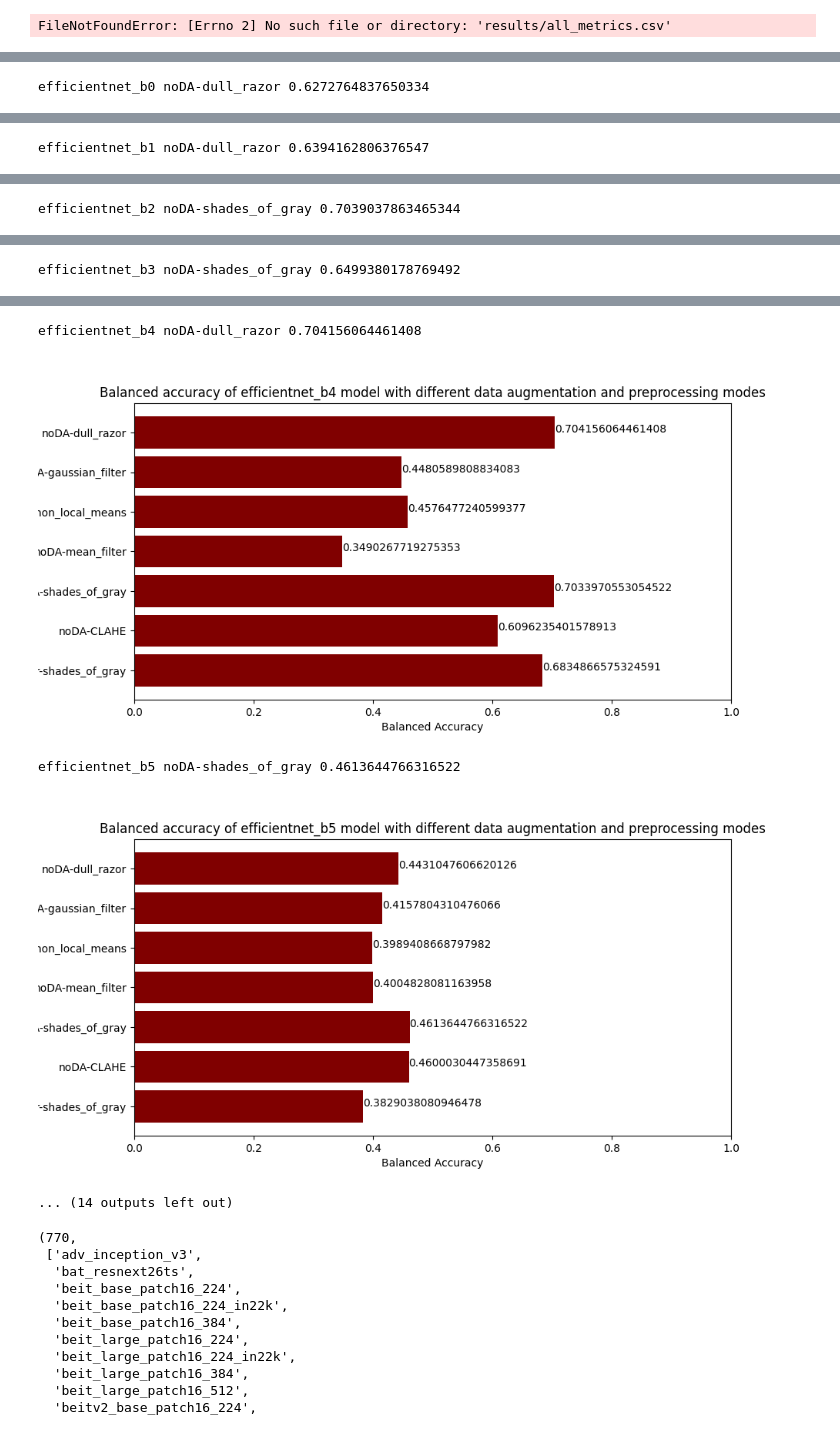
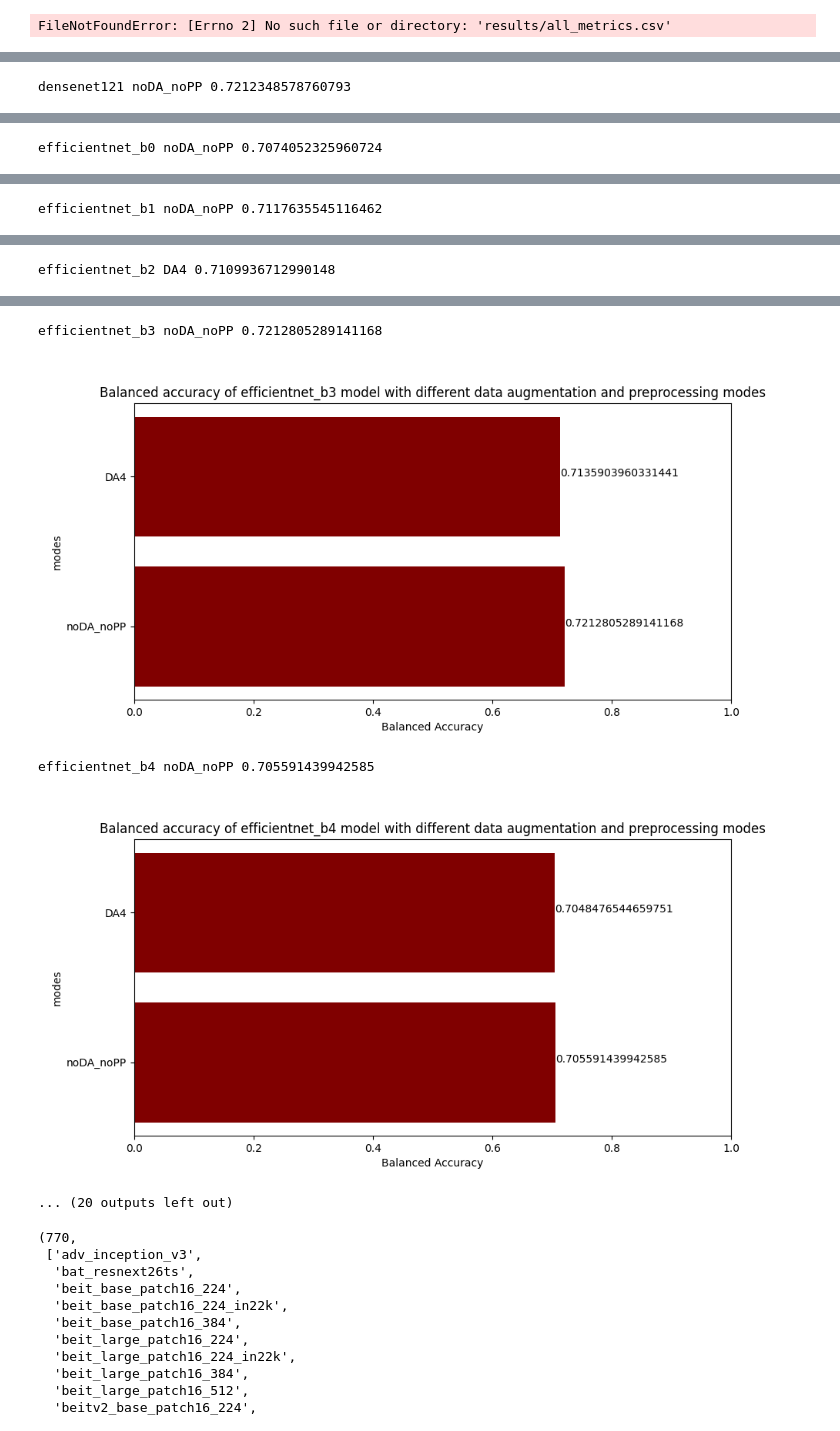
Before and after one commit to giuzis/masters, a Jupyter notebook: cnn/learning_cycle/benchmarks/isic/data_analisys_model.ipynb, the cells around one changed output, grey strips where cells are left out. Saved outputs shown, nothing was run; the diff lists cells and outputs as text; code cells hidden in the pictures.

```diff
--- a/cnn/learning_cycle/benchmarks/isic/data_analisys_model.ipynb
+++ b/cnn/learning_cycle/benchmarks/isic/data_analisys_model.ipynb
@@ -441,20 +445,23 @@ FileNotFoundError: [Errno 2] No such file or directory: 'results/all_metrics.csv
 # %%
 columns = ['model_name', 'optimizer', 'batch_size', 'lr_init', 'partition', 'data_augmentation', 'PP_enhancement', 'PP_hair_removal', 'PP_color_constancy', 'PP_denoising', 'PP_crop_mode',  'balanced_accuracy']
 
-df_best_results_noDA_noPP = pd.read_csv('results/best_results_noDA_noPP.csv').fillna(False).replace(['false', False], 'False')[columns]
-df_results_DA0123_noPP = pd.read_csv('results/results_DA0123_noPP.csv').fillna(False).replace(['false', False], 'False')[columns]
-df_results_DA_PPcropped = pd.read_csv('results/results_DA_PPcropped.csv').fillna(False).replace(['false', False], 'False')[columns]
-df_results_noDA_PP = pd.read_csv('results/results_noDA_PP.csv').fillna(False).replace(['false', False], 'False')[columns]
+df_best_results_noDA_noPP = pd.read_csv('results/best_results_noDA_noPP_2.csv').fillna(False).replace(['false', False], 'False')[columns]
+df_results_DA4 = pd.read_csv('results/all_metrics_DA4.csv').fillna(False).replace(['false', False], 'False')[columns]
+df_results_DA4 = df_results_DA4[df_results_DA4['partition'] == 'test']
+# df_results_DA0123_noPP = pd.read_csv('results/results_DA0123_noPP.csv').fillna(False).replace(['false', False], 'False')[columns]
+# df_results_DA_PPcropped = pd.read_csv('results/results_DA_PPcropped.csv').fillna(False).replace(['false', False], 'False')[columns]
+# df_results_noDA_PP = pd.read_csv('results/results_noDA_PP_2.csv').fillna(False).replace(['false', False], 'False')[columns]
 # df_all_metrics = pd.read_csv('results/all_metrics.csv').fillna(False).replace(['false', False], 'False')[columns]
 # df_all_metrics = df_all_metrics[df_all_metrics['partition'] == 'test']
 
-all_results = pd.concat([df_best_results_noDA_noPP, df_results_DA0123_noPP, df_results_DA_PPcropped, df_results_noDA_PP, df_all_metrics]).drop_duplicates()
+# all_results = pd.concat([df_best_results_noDA_noPP, df_results_DA0123_noPP, df_results_DA_PPcropped, df_results_noDA_PP]).drop_duplicates()
+all_results = pd.concat([df_best_results_noDA_noPP, df_results_DA4]).drop_duplicates()
 
 #group by model_name
 all_results_grouped = all_results.groupby(['model_name'])
 
 # all_results.to_csv('results/all_results.csv', index=False)
 
-all_results[all_results['model_name'] == 'efficientnet_b0']
+all_results[all_results['model_name'] == 'tf_efficientnet_b6']
 # %% [output]
 |  | model_name | optimizer | batch_size | lr_init | partition | data_augmentation | PP_enhancement | ... |
@@ -489,8 +482,9 @@ for model_name, group in all_results_grouped:
     for i, row in group.iterrows():
         # if row['data_augmentation'] != 'False' and int(row['data_augmentation']) > 1:
         #     continue
-        if row['data_augmentation'] != 'False' or row['PP_crop_mode'] != 'False':
-            continue
+
+        # if row['data_augmentation'] != 'False' or row['PP_crop_mode'] != 'False':
+        #     continue
 
         key = '{}{}{}{}{}{}'.format(('DA' + str(row['data_augmentation']) if str(row['data_augmentation']) != 'False' else 'noDA'),
                 (('-' + row['PP_crop_mode']) if str(row['PP_crop_mode']) != 'False' else ''),
@@ -499,10 +493,10 @@ for model_name, group in all_results_grouped:
                 (('-' + row['PP_color_constancy']) if str(row['PP_color_constancy']) != 'False' else ''),
                 (('-' + row['PP_denoising']) if str(row['PP_denoising']) != 'False' else ''))
 
-        if key != 'noDA':
-            key = key if key != 'noDA' else 'noDA_noPP'
-            key = key if key not in data.keys() else key + '2'
-            data[key] = row['balanced_accuracy']
+        # if key != 'noDA':
+        key = key if key != 'noDA' else 'noDA_noPP'
+        key = key if key not in data.keys() else key + '2'
+        data[key] = row['balanced_accuracy']
 
     modes = list(data.keys())
     values = list(data.values())
@@ -526,4 +520,4 @@ for model_name, group in all_results_grouped:
     plt.show()
     plt.subplots_adjust(left=0.4, right=1, top=0.9, bottom=0.1)
 # %% [output]
-efficientnet_b0 noDA-dull_razor 0.6272764837650334
+densenet121 noDA_noPP 0.7212348578760793
@@ -531 +525 @@ efficientnet_b0 noDA-dull_razor 0.6272764837650334
-efficientnet_b1 noDA-dull_razor 0.6394162806376547
+efficientnet_b0 noDA_noPP 0.7074052325960724
@@ -533 +527 @@ efficientnet_b1 noDA-dull_razor 0.6394162806376547
-efficientnet_b2 noDA-shades_of_gray 0.7039037863465344
+efficientnet_b1 noDA_noPP 0.7117635545116462
@@ -535 +529 @@ efficientnet_b2 noDA-shades_of_gray 0.7039037863465344
-efficientnet_b3 noDA-shades_of_gray 0.6499380178769492
+efficientnet_b2 DA4 0.7109936712990148
@@ -537,8 +531,8 @@ efficientnet_b3 noDA-shades_of_gray 0.6499380178769492
-efficientnet_b4 noDA-dull_razor 0.704156064461408
+efficientnet_b3 noDA_noPP 0.7212805289141168
-[figure, old version]
+[figure, new version]
-efficientnet_b5 noDA-shades_of_gray 0.4613644766316522
+efficientnet_b4 noDA_noPP 0.705591439942585
-[figure, old version]
+[figure, new version]
-... (14 outputs left out)
+... (20 outputs left out)
 # %%
 df_best_results_noDA_noPP = pd.read_csv('results/best_results_noDA_noPP.csv')
 
```
Also changed, not shown: parts of 4 cells of this notebook, 1 other file.
